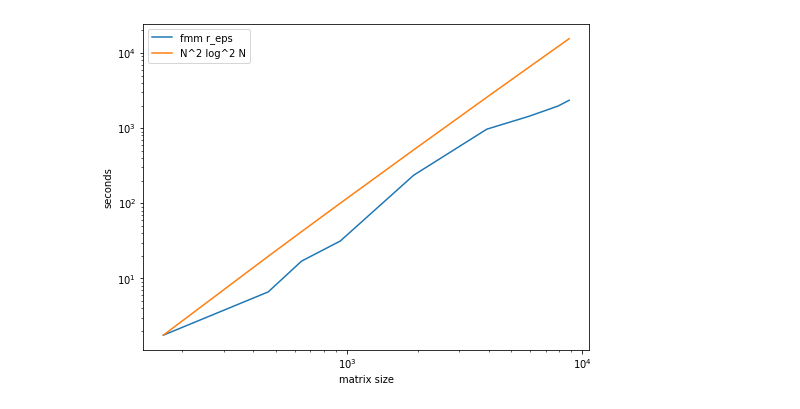
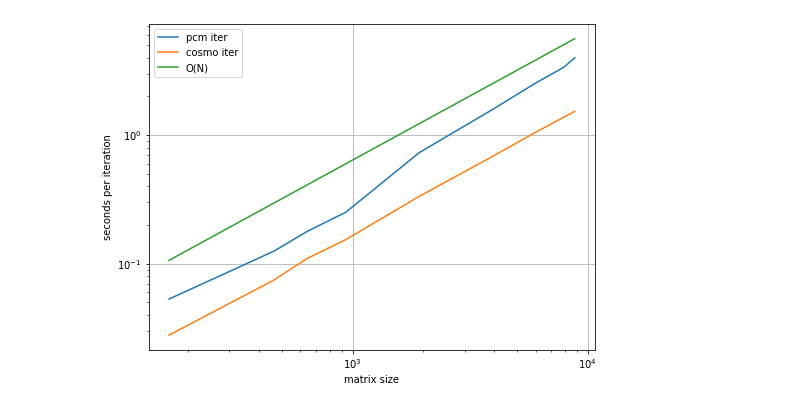
Before and after one commit to Muxas/ddPCM, a Jupyter notebook: input_amber/plot.ipynb, the cells around one changed output. Cells and saved outputs as stored; diff of their text form; code cells hidden in the pictures.

```diff
--- a/input_amber/plot.ipynb
+++ b/input_amber/plot.ipynb
@@ -60,12 +139,12 @@ plt.savefig("dense.pdf")
 # %%
 fig = plt.figure(figsize=(8,6))
-#plt.loglog(x, y_eps, label="dense r_eps")
-plt.loglog(x, z_eps, label="fmm r_eps")
-#plt.loglog(x, x**3/x[0]**3*y_eps[0], label="N^3")
-plt.loglog(x, x**2*np.log(x)**2/x[0]**2/np.log(x[0])**2*z_eps[0], label="N^2 log^2 N")
+plt.loglog(x, y_pcm_time/y_pcm_iters, label="pcm iter")
+plt.loglog(x, y_cosmo_time/y_cosmo_iters, label="cosmo iter")
+plt.loglog(x, x/x[0]*y_pcm_time[0]/y_pcm_iters[0]*2, label="O(N)")
+plt.xlabel("matrix size")
+plt.ylabel("seconds per iteration")
 plt.legend()
-plt.xlabel("matrix size")
-plt.ylabel("seconds")
-plt.savefig("fmm.pdf")
+plt.grid()
+plt.savefig("ddpcm_fmm_time_iter.pdf")
 # %% [output]
-[figure, old version]
+[figure, new version]
```
Also changed, not shown: parts of 7 cells of this notebook.
